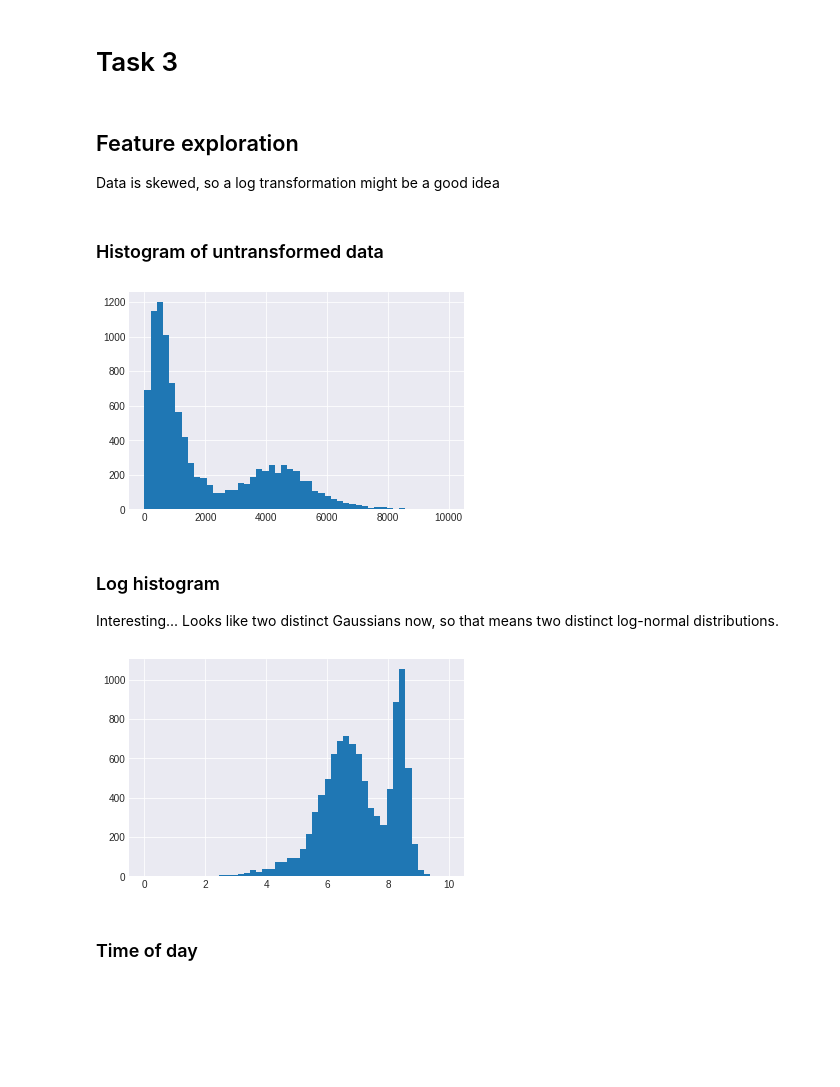
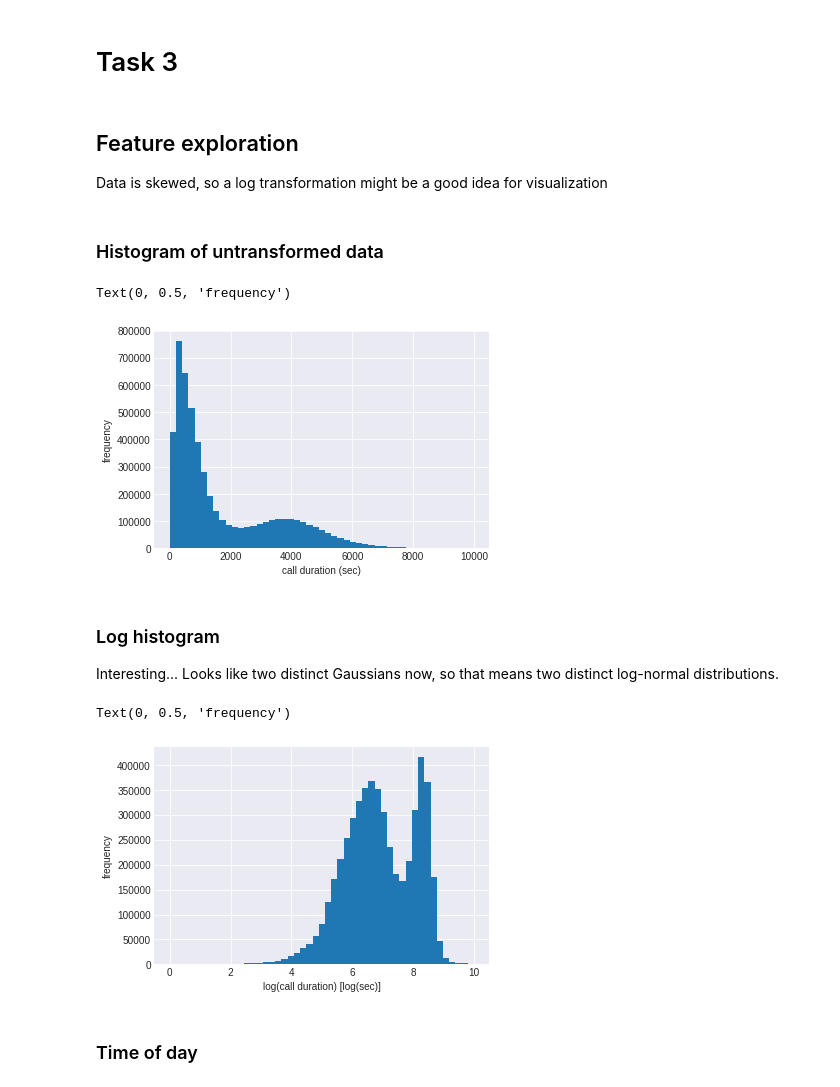
Before and after one commit to andersonad/PE_take_home, a Jupyter notebook: take_home_notebook.ipynb, the cells around one changed output. Saved outputs shown, nothing was run; the diff lists cells and outputs as text; code cells hidden in the pictures; blank space fills up the shorter version.

```diff
--- a/take_home_notebook.ipynb
+++ b/take_home_notebook.ipynb
@@ -16,7 +16,7 @@ tqdm.pandas()
 The warning is fine because columns with mixed types get converted to objects.
 We'll make sure everything has the right type in the next cell.
 # %%
-nrows = 10000 #Sizing down the dataset is useful for prototyping and evaluating computational times
+nrows = None #Sizing down the dataset is useful for prototyping and evaluating computational times
 df = pd.read_csv('Fire_Department_Calls_for_Service.csv', nrows=nrows)
 # %% [markdown]
 # Data cleaning
@@ -170,20 +183,26 @@ call_time_df = df.dropna(subset=['call_duration'], axis=0)
 call_time_df = call_time_df[call_time_df['call_duration'] > 0]
 # %% [markdown]
 ## Feature exploration
-Data is skewed, so a log transformation might be a good idea
+Data is skewed, so a log transformation might be a good idea for visualization
 # %% [markdown]
 ### Histogram of untransformed data
 # %%
 hist = plt.hist(call_time_df['call_duration'], bins = np.linspace(0,10000,50))
+plt.xlabel('call duration (sec)')
+plt.ylabel('frequency')
 # %% [output]
+Text(0, 0.5, 'frequency')
-[figure, old version]
+[figure, new version]
 # %% [markdown]
 ### Log histogram
 Interesting... Looks like two distinct Gaussians now, so that means two distinct log-normal distributions.
 # %%
 hist = plt.hist(np.log(call_time_df['call_duration']), bins = np.linspace(0,10,50))
+plt.xlabel('log(call duration) [log(sec)]')
+plt.ylabel('frequency')
 # %% [output]
+Text(0, 0.5, 'frequency')
-[figure, old version]
+[figure, new version]
 # %% [markdown]
 ### Time of day
 # %%
```
Also changed, not shown: parts of 23 cells of this notebook.
